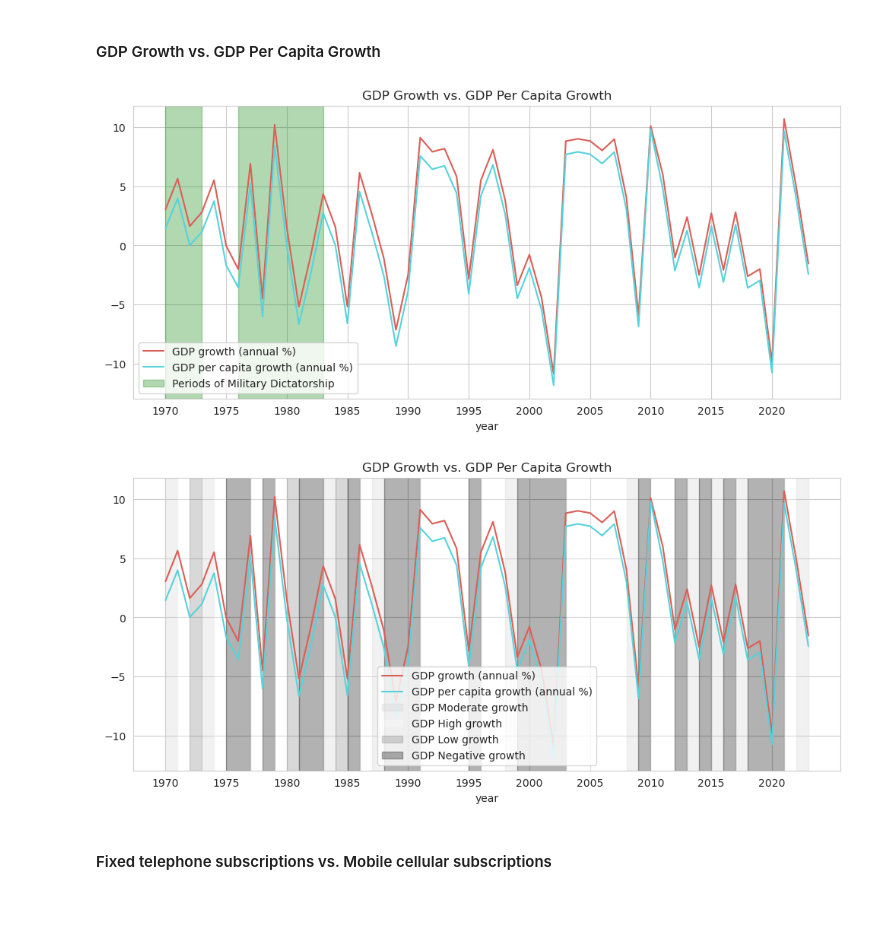
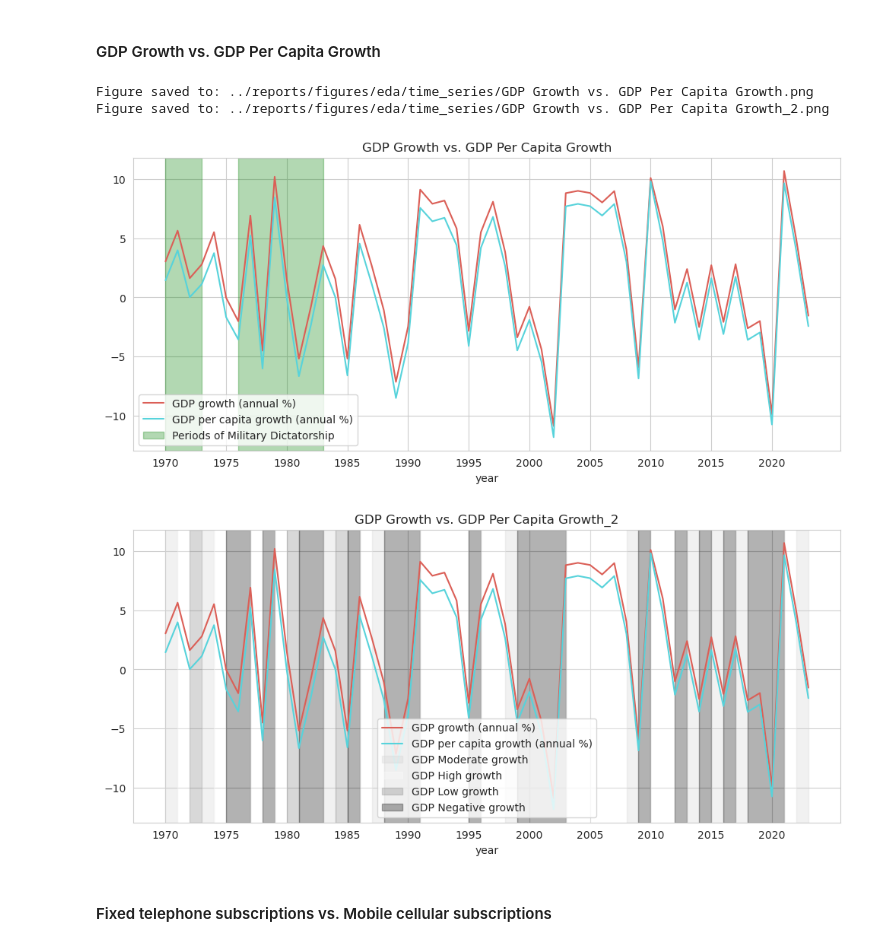
Before and after one commit to alejo-cuello/research-on-argentina, a Jupyter notebook: notebooks/0.1-alejo-explore_data.ipynb, the cells around one changed output. Cells and saved outputs as stored; diff of their text form; code cells hidden in the pictures; blank space fills up the shorter version.

```diff
--- a/notebooks/0.1-alejo-explore_data.ipynb
+++ b/notebooks/0.1-alejo-explore_data.ipynb
@@ -926,14 +941,16 @@ time_series(arg_di_df_best_cases, x='year', y=["sp_dyn_le00_in","sp_urb_totl_in_
 # %%
 plot_labels = [
     get_indicator_name("ny_gdp_mktp_kd_zg",True),
     get_indicator_name("ny_gdp_pcap_kd_zg",True)
 ]
 
-time_series(arg_di_df_best_cases, x='year', y=["ny_gdp_mktp_kd_zg","ny_gdp_pcap_kd_zg"], plot_labels=plot_labels, title="GDP Growth vs. GDP Per Capita Growth")
-time_series(arg_di_df_best_cases, x='year', y=["ny_gdp_mktp_kd_zg","ny_gdp_pcap_kd_zg"], plot_labels=plot_labels, background_colors="gdp_growth", title="GDP Growth vs. GDP Per Capita Growth")
+time_series(arg_di_df_best_cases, x='year', y=["ny_gdp_mktp_kd_zg","ny_gdp_pcap_kd_zg"], plot_labels=plot_labels, title="GDP Growth vs. GDP Per Capita Growth", is_save_figure=True)
+time_series(arg_di_df_best_cases, x='year', y=["ny_gdp_mktp_kd_zg","ny_gdp_pcap_kd_zg"], plot_labels=plot_labels, background_colors="gdp_growth", title="GDP Growth vs. GDP Per Capita Growth"+"_2", is_save_figure=True)
 # %% [output]
+Figure saved to: ../reports/figures/eda/time_series/GDP Growth vs. GDP Per Capita Growth.png
+Figure saved to: ../reports/figures/eda/time_series/GDP Growth vs. GDP Per Capita Growth_2.png
 [figure]
-[figure, old version]
+[figure, new version]
 # %% [markdown]
 #### Fixed telephone subscriptions vs. Mobile cellular subscriptions
 # %%
```
Also changed, not shown: parts of 18 cells of this notebook, 2 other files.
